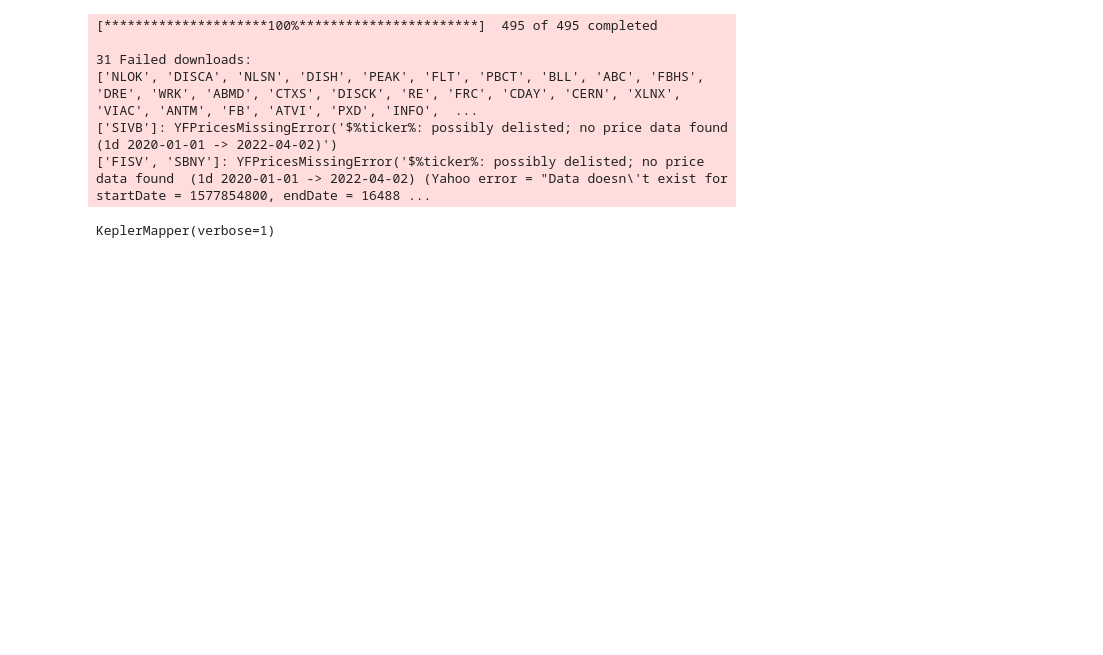
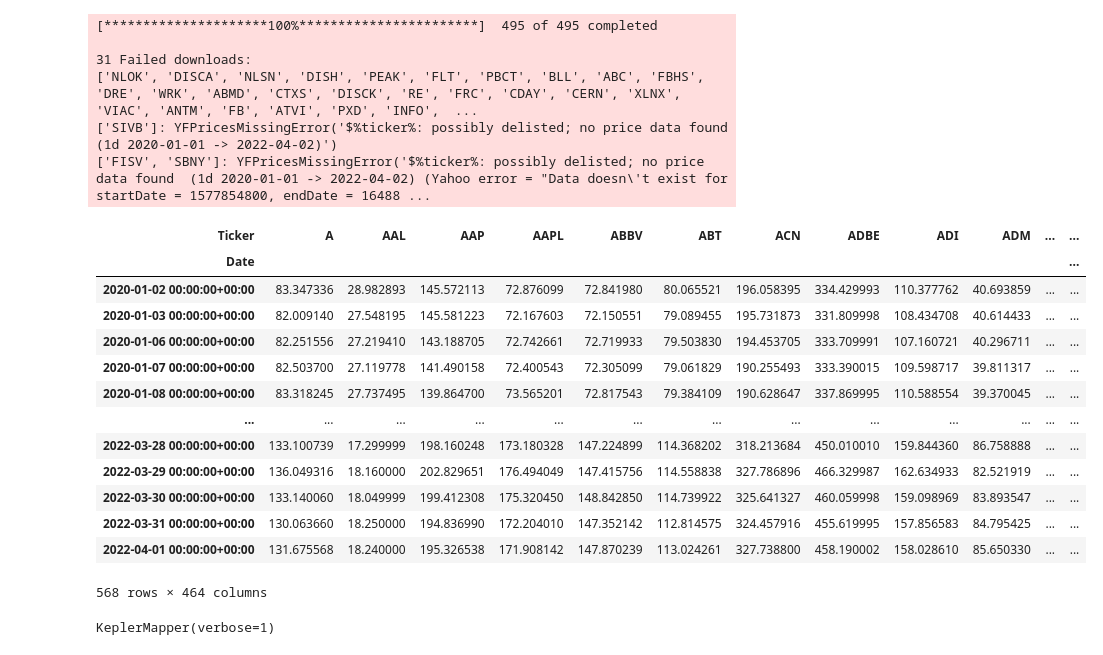
Before and after one commit to cmill3/dynamics_lab, a Jupyter notebook: TDA/mapper_GNN/mapper_example.ipynb, the cells around one changed output. Cells and saved outputs as stored; diff of their text form; code cells hidden in the pictures; blank space fills up the shorter version.

```diff
--- a/TDA/mapper_GNN/mapper_example.ipynb
+++ b/TDA/mapper_GNN/mapper_example.ipynb
@@ -30,6 +30,23 @@ raw_data = yf.download(ticker_names, start=start_date_string, end=end_date_strin
 # %%
 # get daily close prices and drop missing columns
 df_close = raw_data['Adj Close'].dropna(axis='columns')
+# %%
+df_close
+# %% [output]
+| Ticker | A | AAL | AAP | AAPL | ABBV | ABT | ACN | ADBE | ADI | ADM | ... | ... |
+| Date |  |  |  |  |  |  |  |  |  |  |  | ... |
+| 2020-01-02 00:00:00+00:00 | 83.347336 | 28.982893 | 145.572113 | 72.876099 | 72.841980 | 80.065521 | 196.058395 | 334.429993 | 110.377762 | 40.693859 | ... | ... |
+| 2020-01-03 00:00:00+00:00 | 82.009140 | 27.548195 | 145.581223 | 72.167603 | 72.150551 | 79.089455 | 195.731873 | 331.809998 | 108.434708 | 40.614433 | ... | ... |
+| 2020-01-06 00:00:00+00:00 | 82.251556 | 27.219410 | 143.188705 | 72.742661 | 72.719933 | 79.503830 | 194.453705 | 333.709991 | 107.160721 | 40.296711 | ... | ... |
+| 2020-01-07 00:00:00+00:00 | 82.503700 | 27.119778 | 141.490158 | 72.400543 | 72.305099 | 79.061829 | 190.255493 | 333.390015 | 109.598717 | 39.811317 | ... | ... |
+| 2020-01-08 00:00:00+00:00 | 83.318245 | 27.737495 | 139.864700 | 73.565201 | 72.817543 | 79.384109 | 190.628647 | 337.869995 | 110.588554 | 39.370045 | ... | ... |
+| ... | ... | ... | ... | ... | ... | ... | ... | ... | ... | ... | ... | ... |
+| 2022-03-28 00:00:00+00:00 | 133.100739 | 17.299999 | 198.160248 | 173.180328 | 147.224899 | 114.368202 | 318.213684 | 450.010010 | 159.844360 | 86.758888 | ... | ... |
+| 2022-03-29 00:00:00+00:00 | 136.049316 | 18.160000 | 202.829651 | 176.494049 | 147.415756 | 114.558838 | 327.786896 | 466.329987 | 162.634933 | 82.521919 | ... | ... |
+| 2022-03-30 00:00:00+00:00 | 133.140060 | 18.049999 | 199.412308 | 175.320450 | 148.842850 | 114.739922 | 325.641327 | 460.059998 | 159.098969 | 83.893547 | ... | ... |
+| 2022-03-31 00:00:00+00:00 | 130.063660 | 18.250000 | 194.836990 | 172.204010 | 147.352142 | 112.814575 | 324.457916 | 455.619995 | 157.856583 | 84.795425 | ... | ... |
+| 2022-04-01 00:00:00+00:00 | 131.675568 | 18.240000 | 195.326538 | 171.908142 | 147.870239 | 113.024261 | 327.738800 | 458.190002 | 158.028610 | 85.650330 | ... | ... |
+568 rows × 464 columns
 # %%
 # convert pandas dataframe to numpy array, standardize ticker data, and transpose array
 data = df_close.to_numpy()
```
Also changed, not shown: parts of 1 cell of this notebook, 7 other files.
